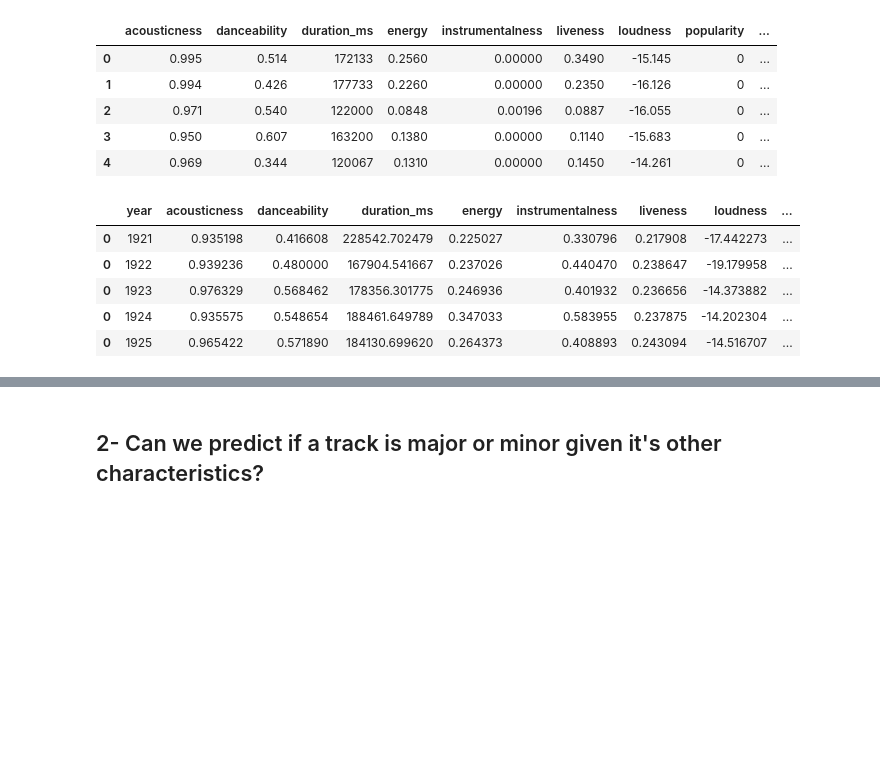
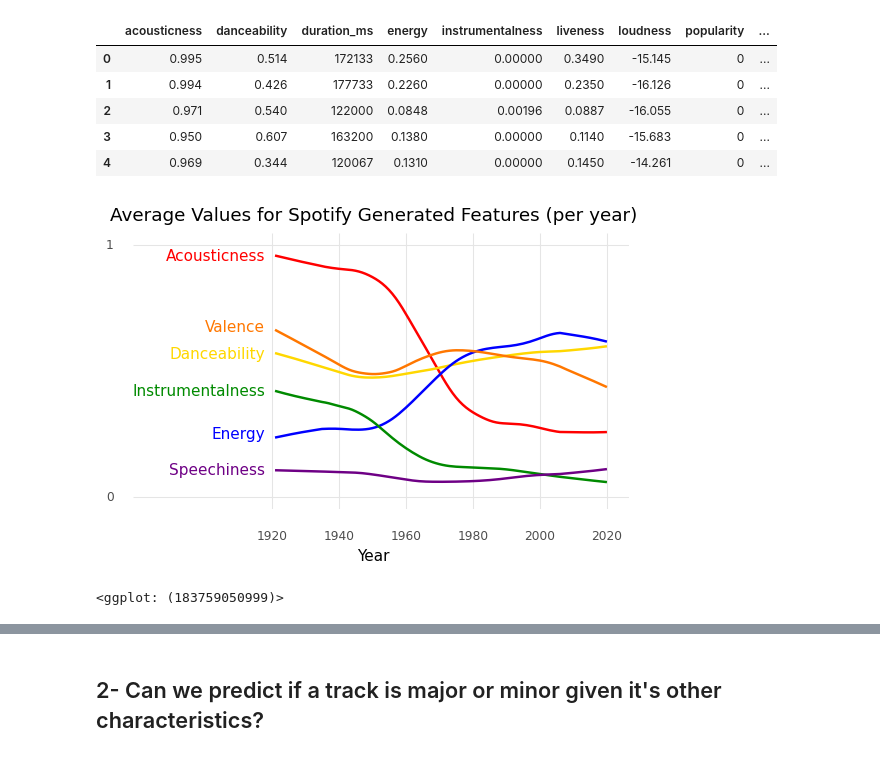
Before and after one commit to danshaub/CPSC392-Final-Project, a Jupyter notebook: Notebooks/Dan-FP.ipynb, the cells around one changed output, grey strips where cells are left out. Cells and saved outputs as stored; diff of their text form; code cells hidden in the pictures; blank space fills up the shorter version.

```diff
--- a/Notebooks/Dan-FP.ipynb
+++ b/Notebooks/Dan-FP.ipynb
@@ -144,9 +153,0 @@ for i in range (1921, 2021):
-# %%
-data_agg_1.head()
-# %% [output]
-|  | year | acousticness | danceability | duration_ms | energy | instrumentalness | liveness | loudness | ... |
-| 0 | 1921 | 0.935198 | 0.416608 | 228542.702479 | 0.225027 | 0.330796 | 0.217908 | -17.442273 | ... |
-| 0 | 1922 | 0.939236 | 0.480000 | 167904.541667 | 0.237026 | 0.440470 | 0.238647 | -19.179958 | ... |
-| 0 | 1923 | 0.976329 | 0.568462 | 178356.301775 | 0.246936 | 0.401932 | 0.236656 | -14.373882 | ... |
-| 0 | 1924 | 0.935575 | 0.548654 | 188461.649789 | 0.347033 | 0.583955 | 0.237875 | -14.202304 | ... |
-| 0 | 1925 | 0.965422 | 0.571890 | 184130.699620 | 0.264373 | 0.408893 | 0.243094 | -14.516707 | ... |
@@ -152,0 +159,25 @@ data_agg_1.head()
+# %%
+(ggplot(data_agg_1)
+ + geom_smooth(aes(x = "yr_num", y = "acousticness"), color='red', span=.3, se=False)
+ + annotate("text", label="Acousticness", x = 1918.0, y=0.96, color='red', ha="right" )
+ + geom_smooth(aes(x = "yr_num", y = "danceability"), color='#FFD700', size=1, span=.3, se=False)
+ + annotate("text", label="Danceability", x = 1918.0, y=0.57, color='#FFD700', ha="right" )
+ + geom_smooth(aes(x = "yr_num", y = "energy"), color='blue', span=.3, se=False)
+ + annotate("text", label="Energy", x = 1918.0, y=0.25, color='blue', ha="right" )
+ + geom_smooth(aes(x = "yr_num", y = "instrumentalness"), color='#008a00', span=.3, se=False)
+ + annotate("text", label="Instrumentalness", x = 1918.0, y=0.42, color='#008a00', ha="right" )
+ + geom_smooth(aes(x = "yr_num", y = "speechiness"), color='#6e0085', span=.3, se=False)
+ + annotate("text", label="Speechiness", x = 1918.0, y=0.105, color='#6e0085', ha="right" )
+ + geom_smooth(aes(x = "yr_num", y = "valence"), color='#ff7700', span=.3, se=False)
+ + annotate("text", label="Valence", x = 1918.0, y=0.675, color='#ff7700', ha="right" )
+ + scale_x_continuous(limits=(1885.5,2020), breaks = range(1920,2021,20))
+ + scale_y_continuous(limits=(0,1), breaks=[0,1])
+ + theme_minimal()
+ + theme(panel_grid_minor=element_blank())
+ + ggtitle("Average Values for Spotify Generated Features (per year)")
+ + labs(x="Year", y="")
+ + coord_fixed(75)
+)
+# %% [output]
+[figure, added]
+<ggplot: (183759050999)>
```
Also changed, not shown: parts of 10 cells of this notebook.
